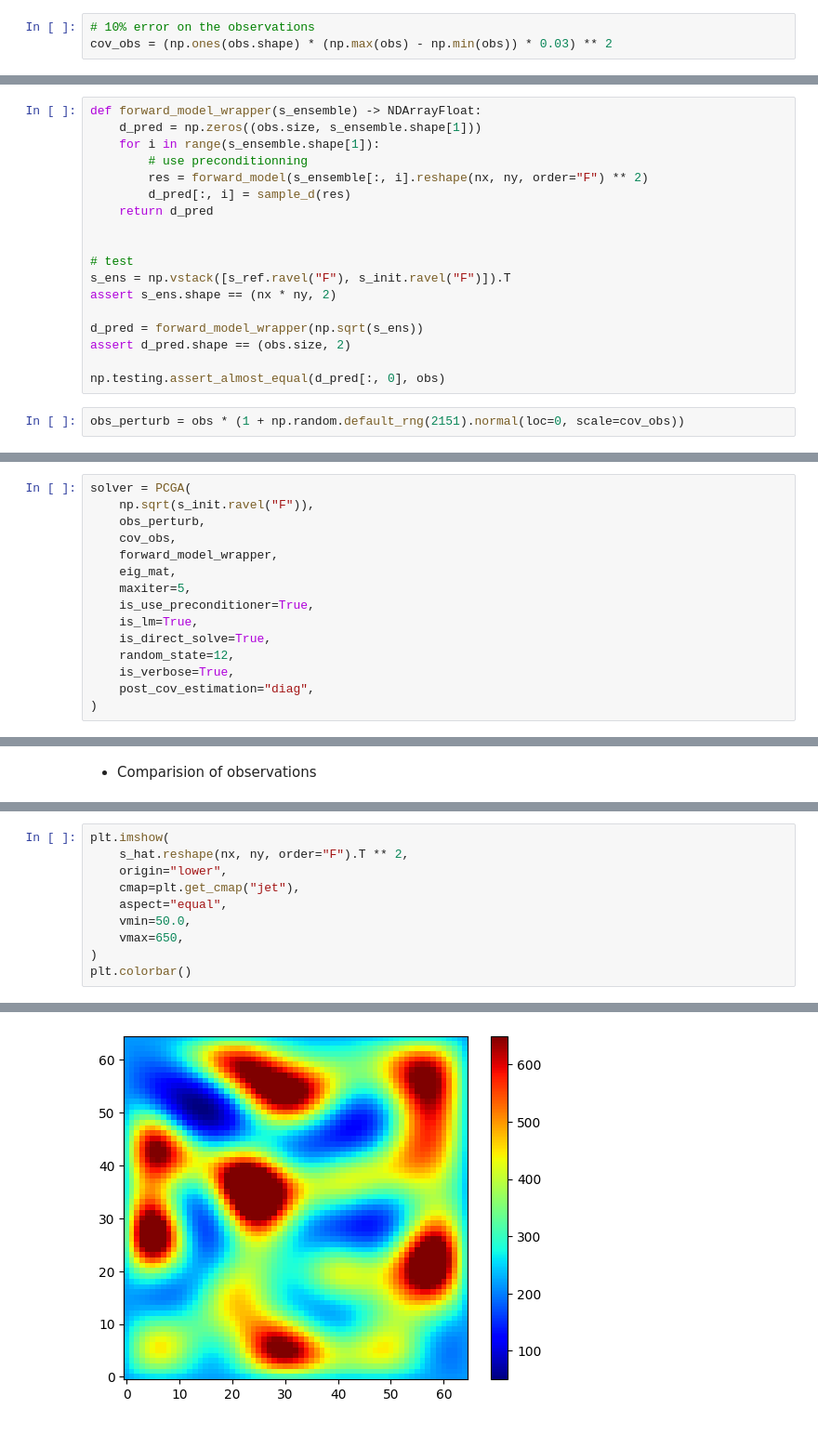
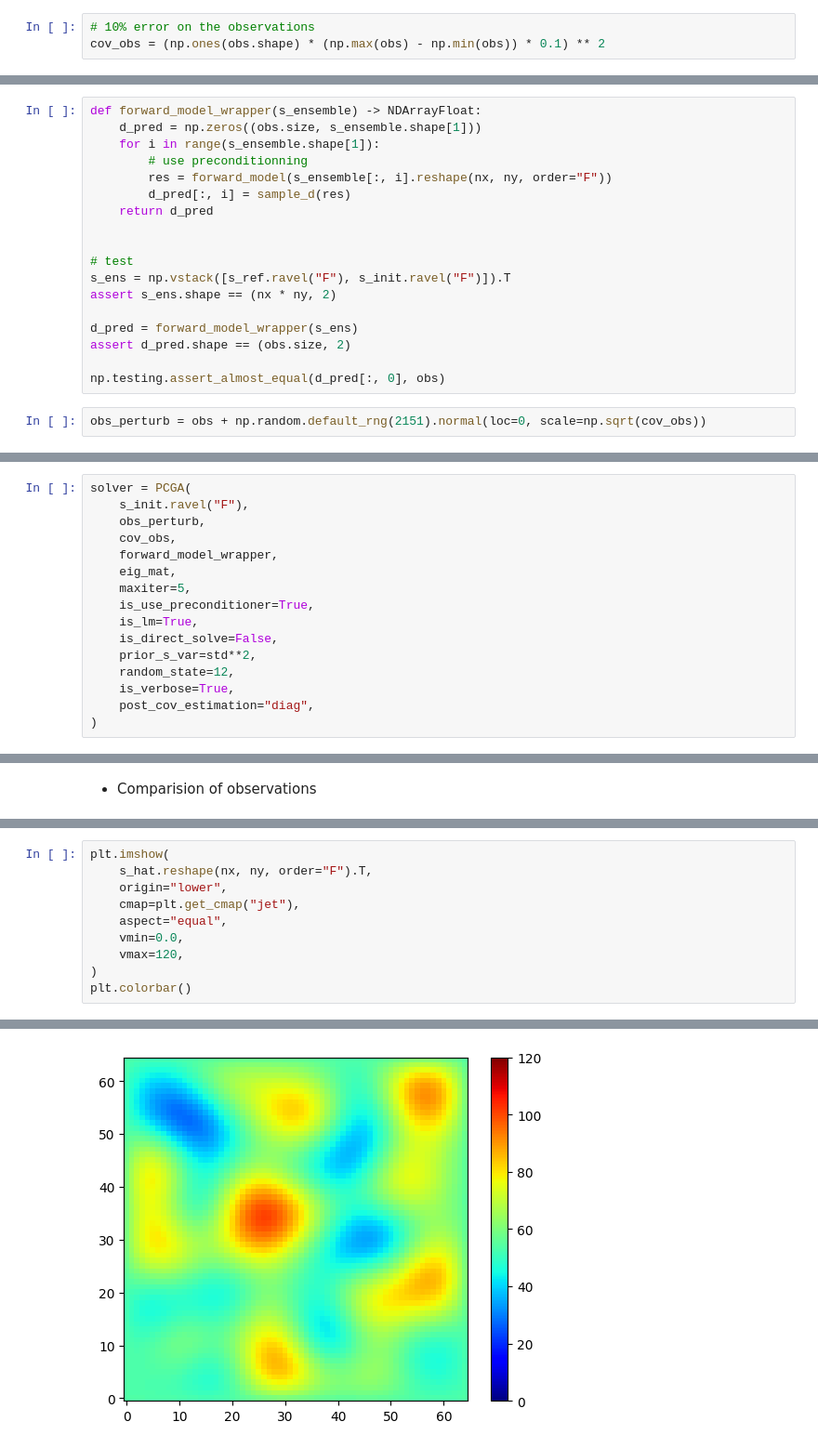
Before and after one commit to antoinecollet5/pyrtid, a Jupyter notebook: examples/solvers/test_pcga.ipynb, the cells around one changed output, grey strips where cells are left out. Shown at 93% size. Drawn from its saved outputs; the diff is of its cells as text.

```diff
--- a/examples/solvers/test_pcga.ipynb
+++ b/examples/solvers/test_pcga.ipynb
@@ -113,6 +129,6 @@ obs.shape
 # %%
 # 10% error on the observations
-cov_obs = (np.ones(obs.shape) * (np.max(obs) - np.min(obs)) * 0.03) ** 2
+cov_obs = (np.ones(obs.shape) * (np.max(obs) - np.min(obs)) * 0.1) ** 2
 # %% [markdown]
 - Factorize the covariance matrix
 # %%
@@ -128,7 +144,7 @@ def forward_model_wrapper(s_ensemble) -> NDArrayFloat:
     d_pred = np.zeros((obs.size, s_ensemble.shape[1]))
     for i in range(s_ensemble.shape[1]):
         # use preconditionning
-        res = forward_model(s_ensemble[:, i].reshape(nx, ny, order="F") ** 2)
+        res = forward_model(s_ensemble[:, i].reshape(nx, ny, order="F"))
         d_pred[:, i] = sample_d(res)
     return d_pred
 
@@ -137,12 +153,12 @@ def forward_model_wrapper(s_ensemble) -> NDArrayFloat:
 s_ens = np.vstack([s_ref.ravel("F"), s_init.ravel("F")]).T
 assert s_ens.shape == (nx * ny, 2)
 
-d_pred = forward_model_wrapper(np.sqrt(s_ens))
+d_pred = forward_model_wrapper(s_ens)
 assert d_pred.shape == (obs.size, 2)
 
 np.testing.assert_almost_equal(d_pred[:, 0], obs)
 # %%
-obs_perturb = obs * (1 + np.random.default_rng(2151).normal(loc=0, scale=cov_obs))
+obs_perturb = obs + np.random.default_rng(2151).normal(loc=0, scale=np.sqrt(cov_obs))
 # %%
 plt.plot(obs_perturb)
 plt.plot(obs)
@@ -152,6 +180,6 @@ plt.plot(obs)
 # %%
 solver = PCGA(
-    np.sqrt(s_init.ravel("F")),
+    s_init.ravel("F"),
     obs_perturb,
     cov_obs,
     forward_model_wrapper,
@@ -159,7 +187,8 @@ solver = PCGA(
     maxiter=5,
     is_use_preconditioner=True,
     is_lm=True,
-    is_direct_solve=True,
+    is_direct_solve=False,
+    prior_s_var=std**2,
     random_state=12,
     is_verbose=True,
     post_cov_estimation="diag",
@@ -340,13 +379,13 @@ plt.plot(simul_obs_old, label="old")
 # %%
 plt.imshow(
-    s_hat.reshape(nx, ny, order="F").T ** 2,
+    s_hat.reshape(nx, ny, order="F").T,
     origin="lower",
     cmap=plt.get_cmap("jet"),
     aspect="equal",
-    vmin=50.0,
-    vmax=650,
+    vmin=0.0,
+    vmax=120,
 )
 plt.colorbar()
 # %% [output]
 <matplotlib.colorbar.Colorbar at 0x...>
-[figure, old version]
+[figure, new version]
```
Also changed, not shown: parts of 28 cells of this notebook, 1 other file.
